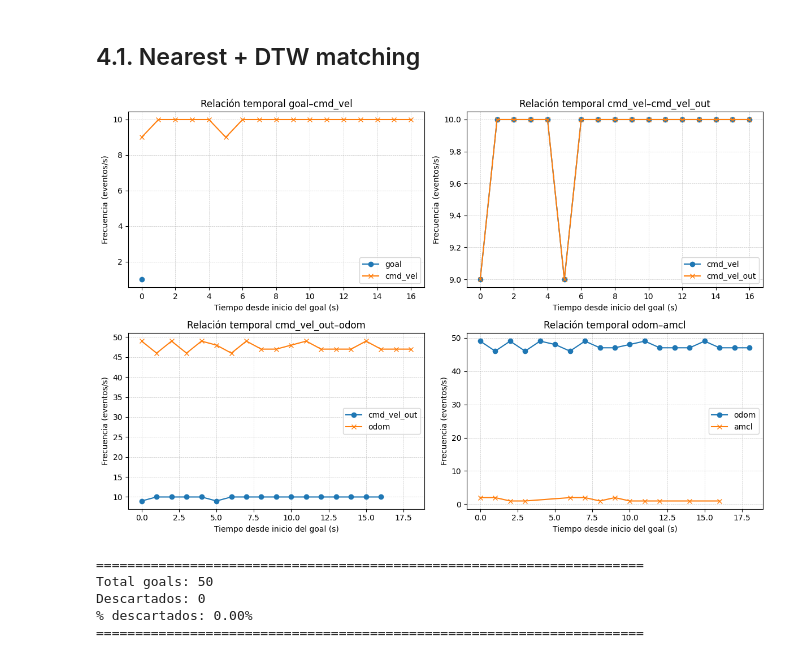
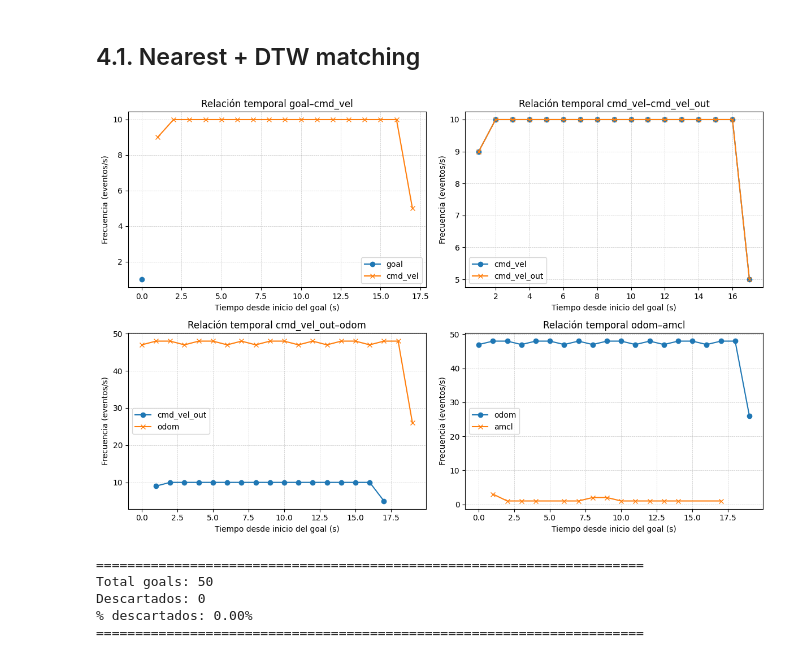
Before and after one commit to GuilleGR99/robot-edge-performance-evaluation, a Jupyter notebook: scripts/analysis/robot_latency_analysis_centralized.ipynb, the cells around one changed output. Cells and saved outputs as stored; diff of their text form; code cells hidden in the pictures.

```diff
--- a/scripts/analysis/robot_latency_analysis_centralized.ipynb
+++ b/scripts/analysis/robot_latency_analysis_centralized.ipynb
@@ -74,8 +74,20 @@ Total nulos: 0
 # %%
 df["t_rx"] = df["t_rx"].astype(float)
 df["original_stamp"] = df["original_stamp"].astype(float)
+df["header_stamp"] = df["header_stamp"].astype(float)
+
+topics = [
+    "/robot/robotnik_base_control/odom",
+    "/robot/move_base_simple/goal",
+    "/robot/amcl_pose"
+]
+
+df["final_timestamp"] = df["original_stamp"].where(
+    df["source_topic"].isin(topics),
+    df["header_stamp"]
+)
 # %%
-df = df.sort_values("t_rx").reset_index(drop=True)
+df = df.sort_values("final_timestamp").reset_index(drop=True)
 # %% [markdown]
 # 3. Segmentación por goal
 # %% [markdown]
@@ -83,13 +95,13 @@ df = df.sort_values("t_rx").reset_index(drop=True)
 # %%
 segments = []
 
-goal_times = df[df["source_topic"] == "/robot/move_base_simple/goal"]["t_rx"].values
+goal_times = df[df["source_topic"] == "/robot/move_base_simple/goal"]["final_timestamp"].values
 
 for i in range(len(goal_times)):
     t_start = goal_times[i]
-    t_end = goal_times[i+1] if i < len(goal_times)-1 else df["t_rx"].max()
+    t_end = goal_times[i+1] if i < len(goal_times)-1 else df["final_timestamp"].max()
 
-    segment = df[(df["t_rx"] >= t_start) & (df["t_rx"] < t_end)].copy()
+    segment = df[(df["final_timestamp"] >= t_start) & (df["final_timestamp"] < t_end)].copy()
     segment["goal_id"] = i
 
     segments.append(segment)
@@ -154,7 +166,7 @@ segment = df_segmented[df_segmented["goal_id"] == gid]
 # --- Tiempo de referencia (goal) ---
 t0 = segment.loc[
     segment["topic"] == "/robot/move_base_simple/goal_instrumented",
-    "t_rx"
+    "final_timestamp"
 ].iloc[0]
 
 # --- Mapeo de nombres coherente ---
@@ -173,7 +185,7 @@ def compute_frequency(segment, topic, t0):
     if df.empty:
         return None
 
-    df["t_rel"] = df["t_rx"] - t0
+    df["t_rel"] = df["final_timestamp"] - t0
     df["sec"] = np.floor(df["t_rel"]).astype(int)
 
     return df.groupby("sec").size()
@@ -203,34 +215,34 @@ axes = axes.flatten()
 
 for ax, (t1, t2, title) in zip(axes, pairs):
 
     f1 = compute_frequency(segment, t1, t0)
     f2 = compute_frequency(segment, t2, t0)
 
     if f1 is not None:
         ax.plot(f1.index, f1.values, marker='o',
                 label=label_map[t1])
 
     if f2 is not None:
         ax.plot(f2.index, f2.values, marker='x',
                 label=label_map[t2])
 
     ax.set_title(title)
     ax.set_xlabel("Tiempo desde inicio del goal (s)")
     ax.set_ylabel("Frecuencia (eventos/s)")
     ax.grid(True, linestyle='--', linewidth=0.5, alpha=0.7)
     ax.legend()
 
 plt.tight_layout()
 
 # --- Guardado con transparencia ---
 plt.savefig("../../docs/figures/asynchronous_event_frequencies.png",
             dpi=300,
             transparent=True,
             bbox_inches='tight')
 
 plt.show()
 # %% [output]
-[figure, old version]
+[figure, new version]
 # %%
 events = []
 total_goals = 0
```
Also changed, not shown: parts of 24 cells of this notebook.
